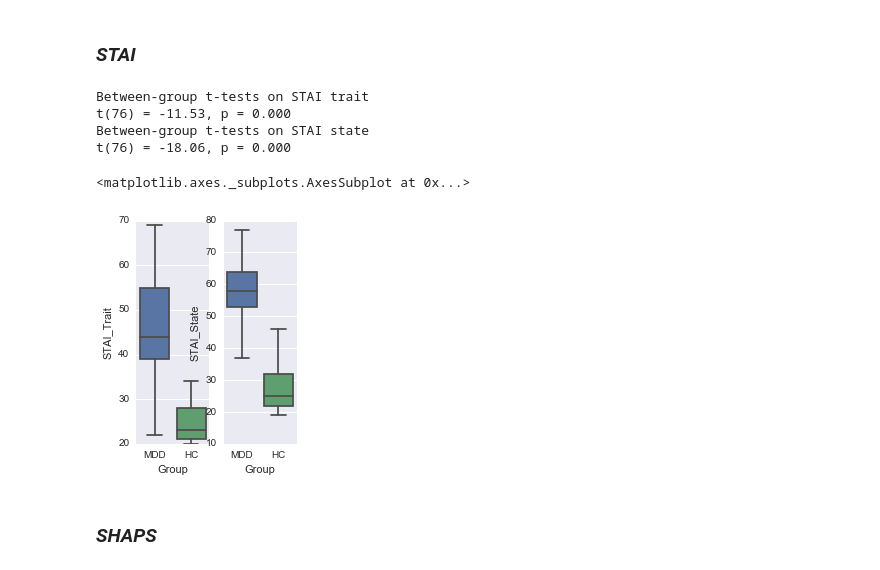
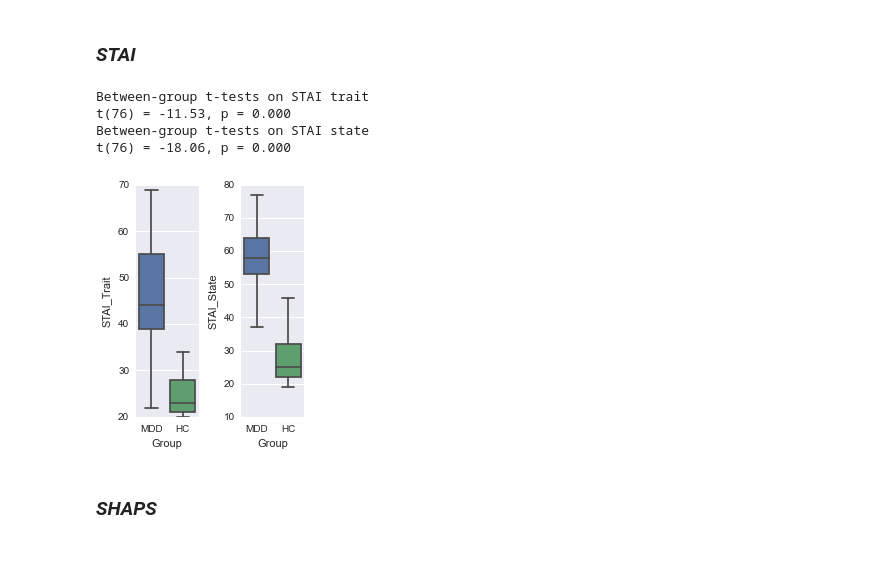
Before and after one commit to ebarrick/RMD_PST, a Jupyter notebook: PST_beh.ipynb, the cells around one changed output. Saved outputs shown, nothing was run; the diff lists cells and outputs as text; code cells hidden in the pictures.

```diff
--- a/PST_beh.ipynb
+++ b/PST_beh.ipynb
@@ -274,21 +274,21 @@ t(76) = -15.99, p = 0.000
 # %%
 print ('Between-group t-tests on STAI trait')
 misc.ttest_2s(sr[sr.Group == 'HC']['STAI_Trait'],sr[sr.Group == 'MDD']['STAI_Trait'])
 print ('Between-group t-tests on STAI state')
 misc.ttest_2s(sr[sr.Group == 'HC']['STAI_State'],sr[sr.Group == 'MDD']['STAI_State'])
 
 fig = plt.figure()
 trait = fig.add_subplot(141)
 sns.boxplot(y='STAI_Trait', x='Group', data = sr)
 state = fig.add_subplot(142)
 sns.boxplot(y='STAI_State', x='Group', data = sr)
+fig.tight_layout()
 # %% [output]
 Between-group t-tests on STAI trait
 t(76) = -11.53, p = 0.000
 Between-group t-tests on STAI state
 t(76) = -18.06, p = 0.000
-<matplotlib.axes._subplots.AxesSubplot at 0x...>
-[figure, old version]
+[figure, new version]
 # %% [markdown]
 ### *SHAPS*
 # %%
```
Also changed, not shown: parts of 13 cells of this notebook.
